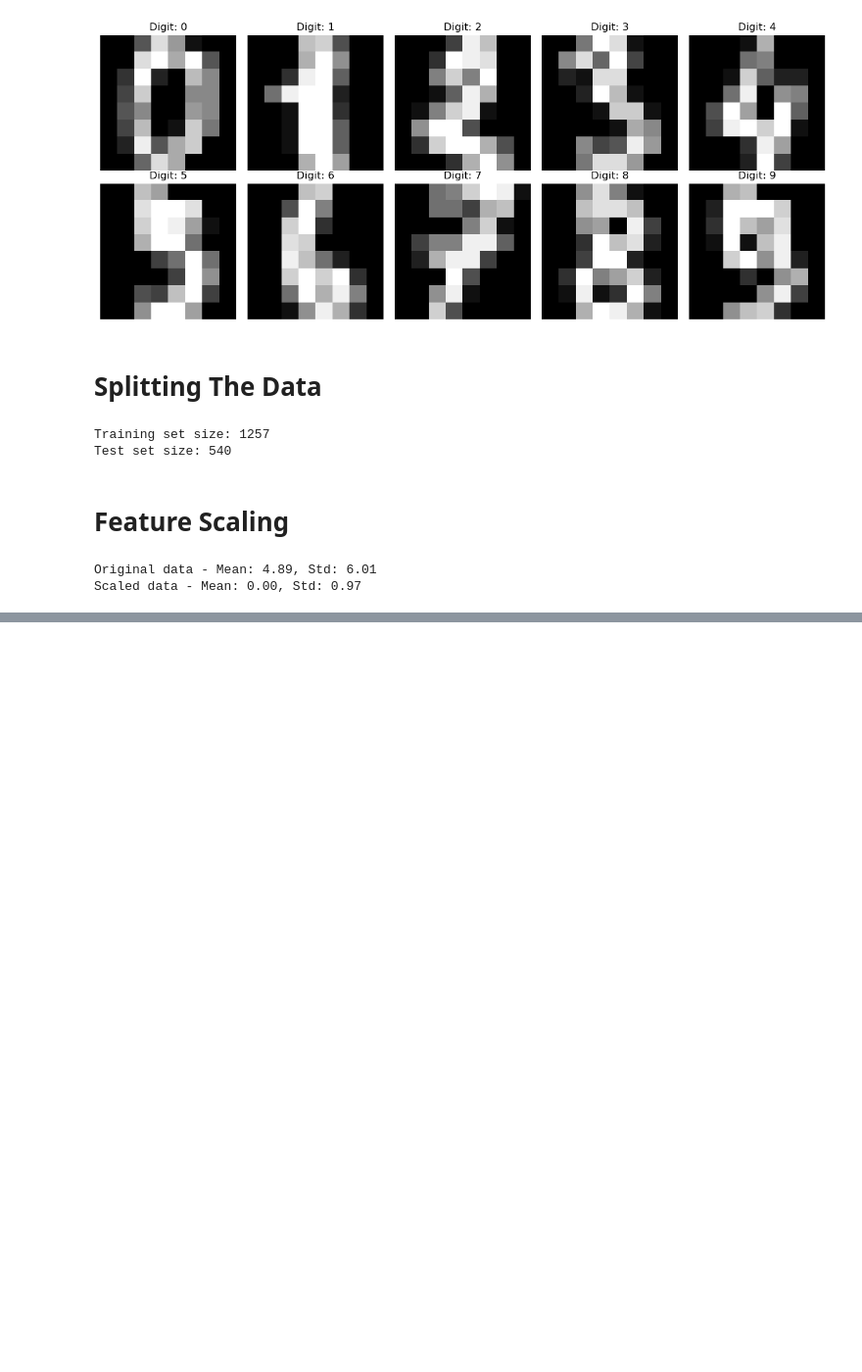
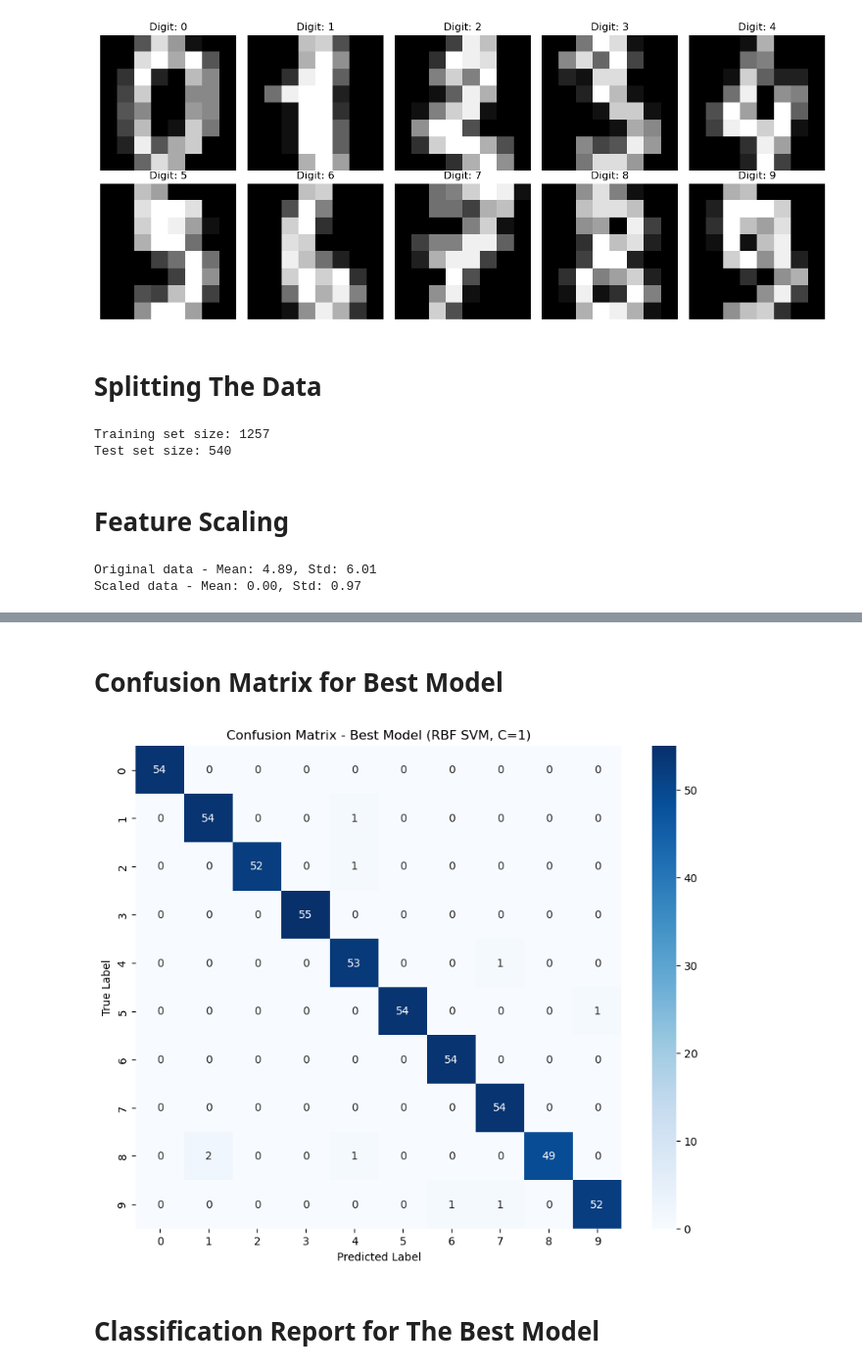
Before and after one commit to SobhanEyvazipoor/Homework-2, a Jupyter notebook: Exercise_3.ipynb, the cells around one changed output, grey strips where cells are left out. Shown: that part at 98% size. Saved outputs shown, nothing was run; the diff lists cells and outputs as text; code cells hidden in the pictures; blank space fills up the shorter version.

```diff
--- a/Exercise_3.ipynb
+++ b/Exercise_3.ipynb
@@ -65,0 +291,11 @@ Scaled data - Mean: 0.00, Std: 0.97
+# %%
+best_model_idx = results_df['Accuracy'].idxmax()
+best_model_info = results_df.loc[best_model_idx]
+
+print(f"Kernel: {best_model_info['Kernel']}")
+print(f"C: {best_model_info['C']}")
+print(f"Gamma: {best_model_info['Gamma']}")
+print(f"Degree: {best_model_info['Degree']}")
+print(f"Accuracy: {best_model_info['Accuracy']:.4f}")
+print(f"F1-Score: {best_model_info['F1-Score']:.4f}")
+print(f"Training Time: {best_model_info['Training Time (s)']:.4f} seconds")
@@ -65,0 +310,18 @@ Scaled data - Mean: 0.00, Std: 0.97
+# %% [markdown]
+# Confusion Matrix for Best Model
+# %%
+best_model_results = rbf_results[best_model_info['C']]
+
+cm = confusion_matrix(y_test, best_model_results['predictions'])
+
+plt.figure(figsize=(10, 8))
+sns.heatmap(cm, annot=True, fmt='d', cmap='Blues',
+            xticklabels=range(10), yticklabels=range(10))
+plt.title(f'Confusion Matrix - Best Model (RBF SVM, C={best_model_info['C']})')
+plt.xlabel('Predicted Label')
+plt.ylabel('True Label')
+plt.show()
+# %% [output]
+[figure, added]
+# %% [markdown]
+# Classification Report for The Best Model
```
Also changed, not shown: parts of 19 cells of this notebook.
